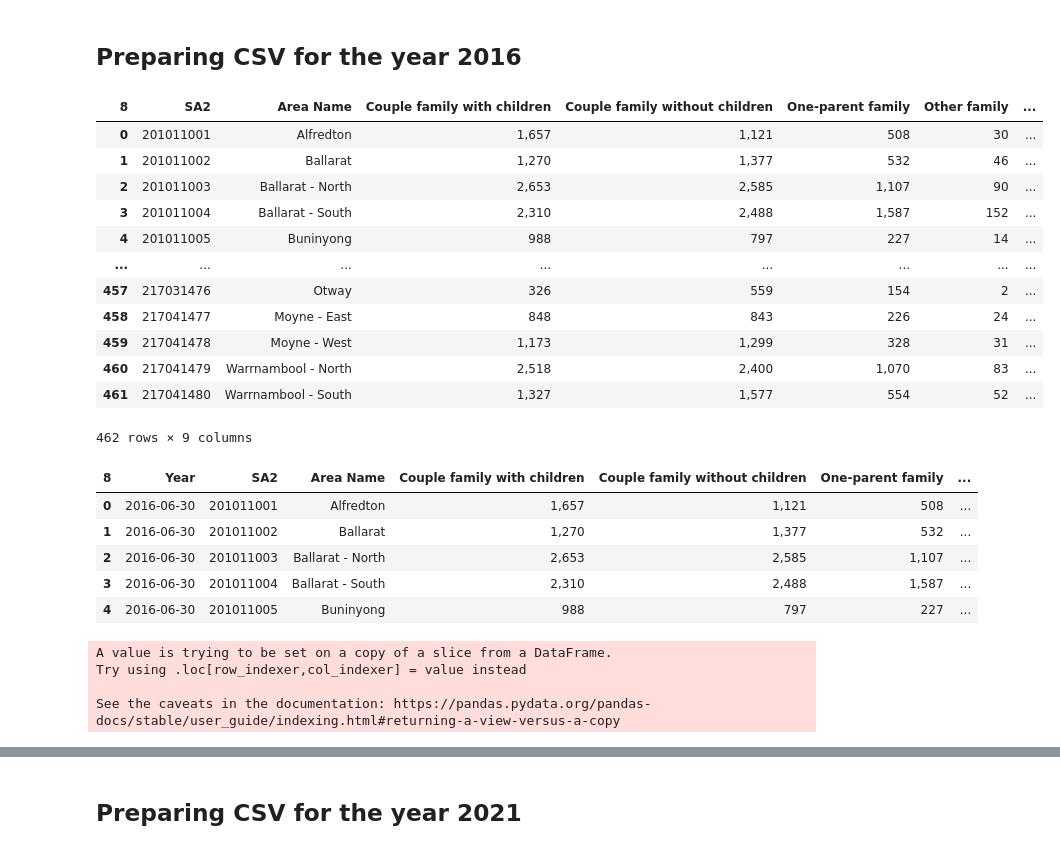
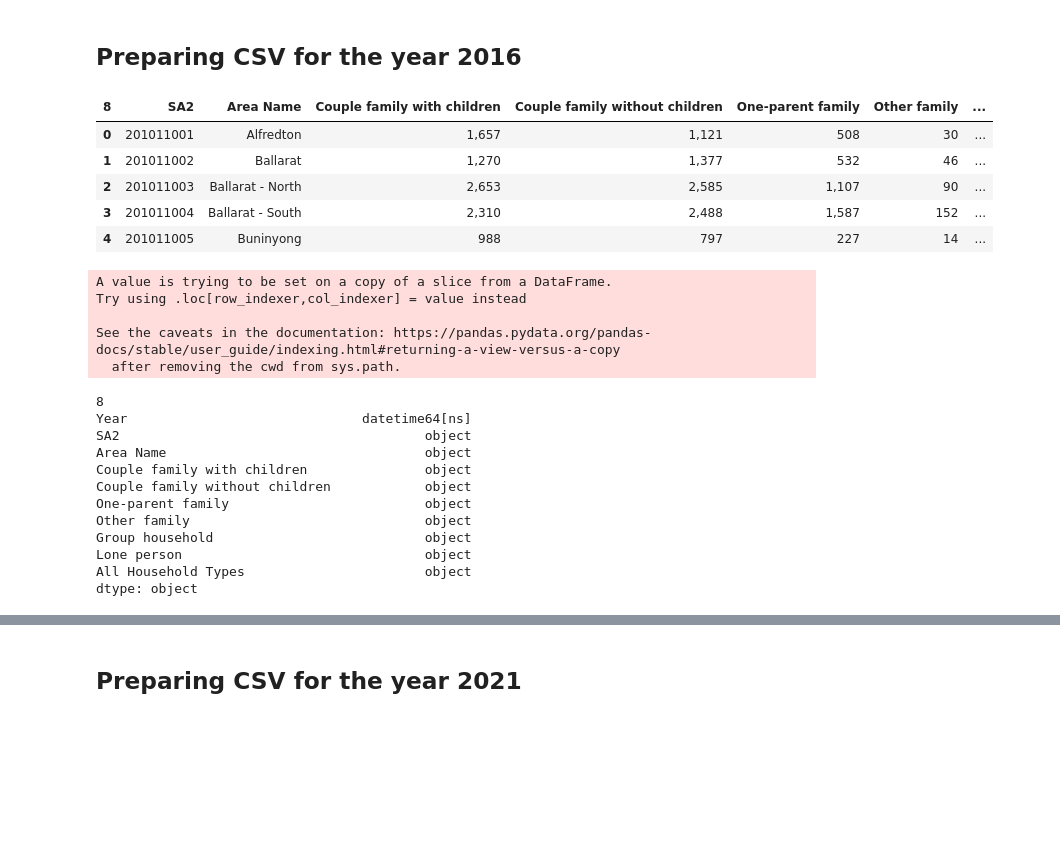
Before and after one commit to babetteblanquet/ETL_project, a Jupyter notebook: Household_types_Transformation.ipynb, the cells around one changed output, grey strips where cells are left out. Drawn from its saved outputs; the diff is of its cells as text; code cells hidden in the pictures; blank space fills up the shorter version.

Commit message:
Household types transformation finalised

```diff
--- a/Household_types_Transformation.ipynb
+++ b/Household_types_Transformation.ipynb
@@ -89,38 +89,36 @@ df
 # %%
 #Select columns for the 2016 data
 df_2016 = df.iloc[:,[3,5,6,7,8,9,10,11,12]]
-df_2016
+df_2016.head()
 # %% [output]
 | 8 | SA2 | Area Name | Couple family with children | Couple family without children | One-parent family | Other family | ... |
 | 0 | 201011001 | Alfredton | 1,657 | 1,121 | 508 | 30 | ... |
 | 1 | 201011002 | Ballarat | 1,270 | 1,377 | 532 | 46 | ... |
 | 2 | 201011003 | Ballarat - North | 2,653 | 2,585 | 1,107 | 90 | ... |
 | 3 | 201011004 | Ballarat - South | 2,310 | 2,488 | 1,587 | 152 | ... |
 | 4 | 201011005 | Buninyong | 988 | 797 | 227 | 14 | ... |
-| ... | ... | ... | ... | ... | ... | ... | ... |
-| 457 | 217031476 | Otway | 326 | 559 | 154 | 2 | ... |
-| 458 | 217041477 | Moyne - East | 848 | 843 | 226 | 24 | ... |
-| 459 | 217041478 | Moyne - West | 1,173 | 1,299 | 328 | 31 | ... |
-| 460 | 217041479 | Warrnambool - North | 2,518 | 2,400 | 1,070 | 83 | ... |
-| 461 | 217041480 | Warrnambool - South | 1,327 | 1,577 | 554 | 52 | ... |
-462 rows × 9 columns
 # %%
 #Add a column year with the value 2016
 df_2016.insert(0, 'Year', '2016-06-30')
+#Convert the column Year to datetime
+df_2016['Year'] = pd.to_datetime(df_2016.Year)
+#Checking the types of data in the dataframe
+df_2016.dtypes
+# %% [output]
+A value is trying to be set on a copy of a slice from a DataFrame.
+Try using .loc[row_indexer,col_indexer] = value instead
+
+See the caveats in the documentation: https://pandas.pydata.org/pandas-docs/stable/user_guide/indexing.html#returning-a-view-versus-a-copy
+  after removing the cwd from sys.path.
+8
+Year                              datetime64[ns]
+SA2                                       object
+Area Name                                 object
+Couple family with children               object
+Couple family without children            object
+One-parent family                         object
+Other family                              object
+Group household                           object
+Lone person                               object
+All Household Types                       object
+dtype: object
-# %%
-df_2016.head()
-# %% [output]
-| 8 | Year | SA2 | Area Name | Couple family with children | Couple family without children | One-parent family | ... |
-| 0 | 2016-06-30 | 201011001 | Alfredton | 1,657 | 1,121 | 508 | ... |
-| 1 | 2016-06-30 | 201011002 | Ballarat | 1,270 | 1,377 | 532 | ... |
-| 2 | 2016-06-30 | 201011003 | Ballarat - North | 2,653 | 2,585 | 1,107 | ... |
-| 3 | 2016-06-30 | 201011004 | Ballarat - South | 2,310 | 2,488 | 1,587 | ... |
-| 4 | 2016-06-30 | 201011005 | Buninyong | 988 | 797 | 227 | ... |
-# %%
-#Convert the column Year to datetime
-df_2016['Year'] = pd.to_datetime(df_2016.Year)
-# %% [output]
-A value is trying to be set on a copy of a slice from a DataFrame.
-Try using .loc[row_indexer,col_indexer] = value instead
-
-See the caveats in the documentation: https://pandas.pydata.org/pandas-docs/stable/user_guide/indexing.html#returning-a-view-versus-a-copy
```
Also changed, not shown: parts of 27 cells of this notebook, 1 other file.
